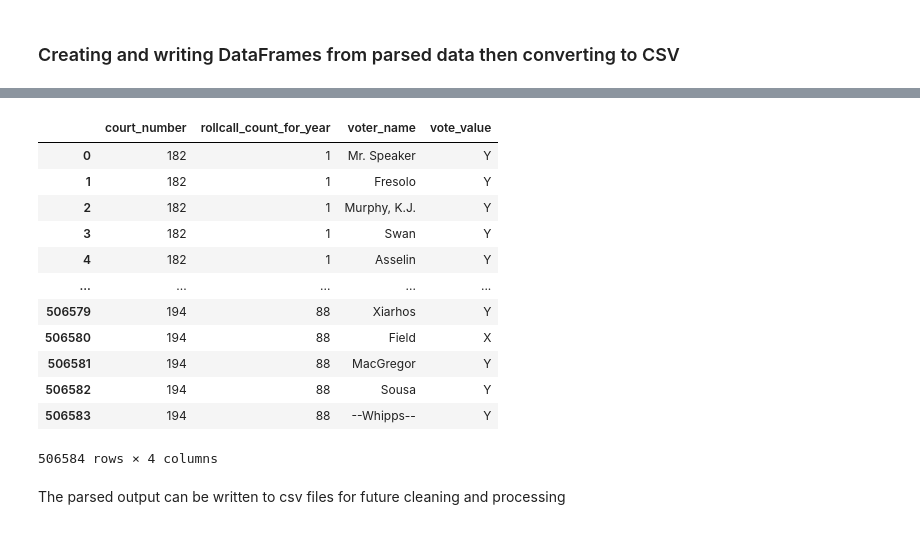
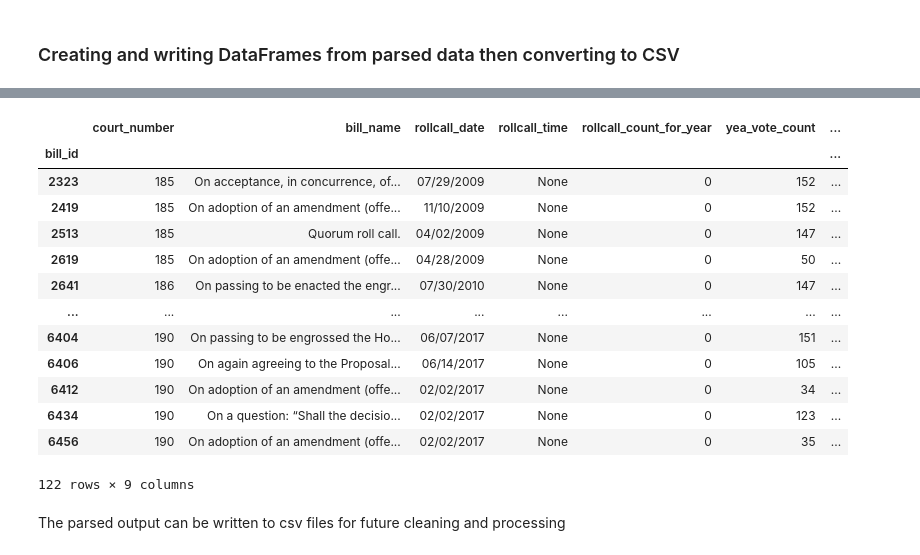
Before and after one commit to BU-Spark/ds-act-on-mass, a Jupyter notebook: fa25-team-a/eda/house_pdf_parsing/parse_house.ipynb, the cells around one changed output, grey strips where cells are left out. Saved outputs shown, nothing was run; the diff lists cells and outputs as text; code cells hidden in the pictures.

```diff
--- a/fa25-team-a/eda/house_pdf_parsing/parse_house.ipynb
+++ b/fa25-team-a/eda/house_pdf_parsing/parse_house.ipynb
@@ -840,0 +869,17 @@ bill_df
+# %%
+bill_df[bill_df['validated'] == False]
+# %% [output]
+|  | court_number | bill_name | rollcall_date | rollcall_time | rollcall_count_for_year | yea_vote_count | ... |
+| bill_id |  |  |  |  |  |  | ... |
+| 2323 | 185 | On acceptance, in concurrence, of... | 07/29/2009 | None | 0 | 152 | ... |
+| 2419 | 185 | On adoption of an amendment (offe... | 11/10/2009 | None | 0 | 152 | ... |
+| 2513 | 185 | Quorum roll call. | 04/02/2009 | None | 0 | 147 | ... |
+| 2619 | 185 | On adoption of an amendment (offe... | 04/28/2009 | None | 0 | 50 | ... |
+| 2641 | 186 | On passing to be enacted the engr... | 07/30/2010 | None | 0 | 147 | ... |
+| ... | ... | ... | ... | ... | ... | ... | ... |
+| 6404 | 190 | On passing to be engrossed the Ho... | 06/07/2017 | None | 0 | 151 | ... |
+| 6406 | 190 | On again agreeing to the Proposal... | 06/14/2017 | None | 0 | 105 | ... |
+| 6412 | 190 | On adoption of an amendment (offe... | 02/02/2017 | None | 0 | 34 | ... |
+| 6434 | 190 | On a question: “Shall the decisio... | 02/02/2017 | None | 0 | 123 | ... |
+| 6456 | 190 | On adoption of an amendment (offe... | 02/02/2017 | None | 0 | 35 | ... |
+122 rows × 9 columns
@@ -841,21 +890,7 @@ bill_df
 # %%
 # Create a dataframe from parsed PDF data about votes
 vote_df = pd.DataFrame(vote_data, columns=['court_number', 'rollcall_count_for_year', 'voter_name', 'vote_value'])
-vote_df
+vote_df.rollcall_count_for_year = vote_df.rollcall_count_for_year.astype('int64')
-# %% [output]
-|  | court_number | rollcall_count_for_year | voter_name | vote_value |
-| 0 | 182 | 1 | Mr. Speaker | Y |
-| 1 | 182 | 1 | Fresolo | Y |
-| 2 | 182 | 1 | Murphy, K.J. | Y |
-| 3 | 182 | 1 | Swan | Y |
-| 4 | 182 | 1 | Asselin | Y |
-| ... | ... | ... | ... | ... |
-| 506579 | 194 | 88 | Xiarhos | Y |
-| 506580 | 194 | 88 | Field | X |
-| 506581 | 194 | 88 | MacGregor | Y |
-| 506582 | 194 | 88 | Sousa | Y |
-| 506583 | 194 | 88 | --Whipps-- | Y |
-506584 rows × 4 columns
 # %% [markdown]
 The parsed output can be written to csv files for future cleaning and processing
 # %%
```
Also changed, not shown: parts of 26 cells of this notebook.
